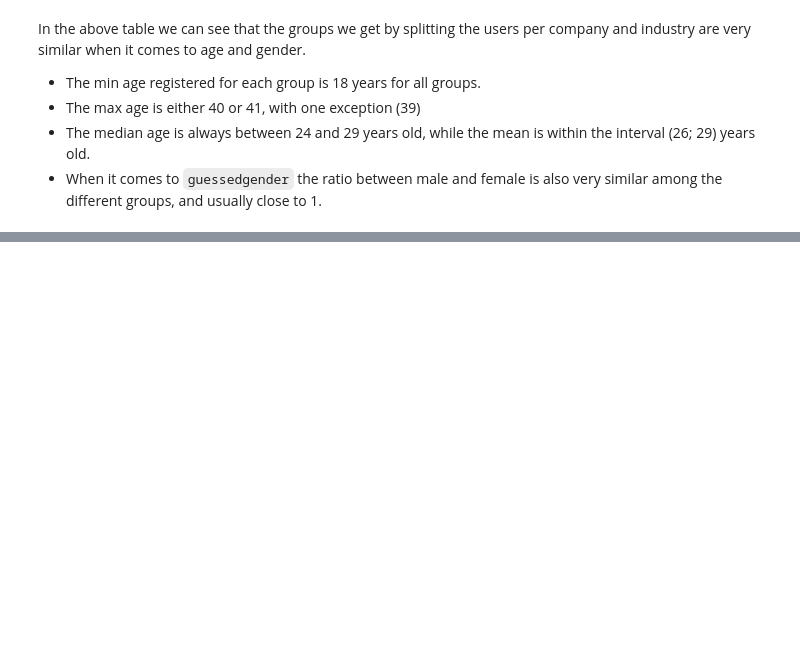
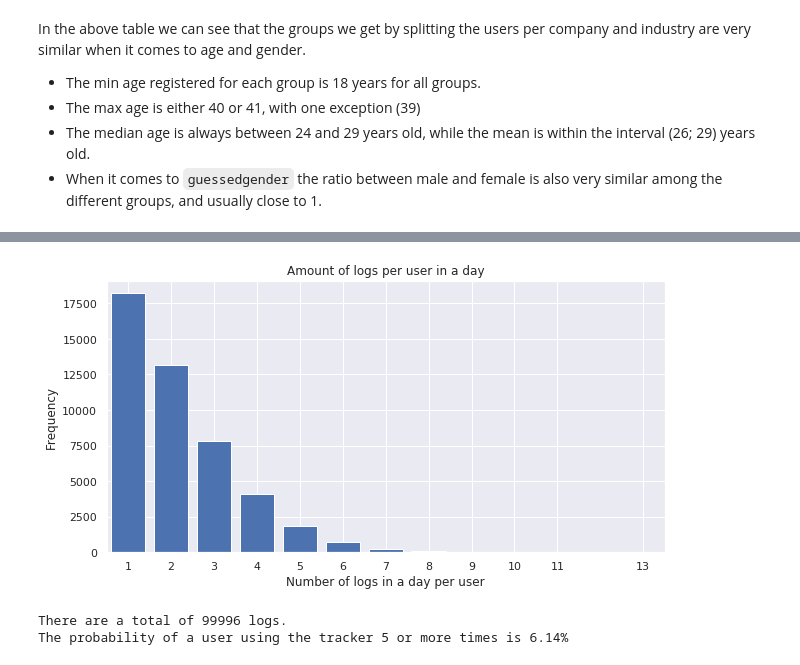
Before and after one commit to adfsan/z-challenge, a Jupyter notebook: Report1.ipynb, the cells around one changed output, grey strips where cells are left out. Drawn from its saved outputs; the diff is of its cells as text; code cells hidden in the pictures; blank space fills up the shorter version.

```diff
--- a/Report1.ipynb
+++ b/Report1.ipynb
@@ -149,0 +246,39 @@ In the above table we can see that the groups we get by splitting the users per
+# %%
+# Let's compute how many mood values each user registers per day
+daily_mood_user = moodtracker_df.groupby(["trackedat_date", "userid"]).agg({"trackedat" : "nunique",
+                                                          "mood": ["unique", 'nunique'],
+                                                         })
+# Flatten multiindex table
+daily_mood_user = daily_mood_user.stack().reset_index().rename(columns = {"level_2":"applied_function"}).copy()
+# %%
+# Count the number of distinct
+daily_mood_user_count = daily_mood_user.query("applied_function == 'nunique'").trackedat.value_counts().reset_index().copy()
+daily_mood_user_count.columns = ["number_of_registers", "count"]
+
+# Plot the frequency of the amount of logs per user daily
+x = daily_mood_user_count["number_of_registers"]
+height = daily_mood_user_count["count"]
+
+fig = plt.figure(figsize=(10,5))
+_ = plt.bar(x=x,
+        height=height)
+
+plt.xlim([x.min()-0.5,x.max()+0.5])
+plt.title("Amount of logs per user in a day")
+plt.xlabel("Number of logs in a day per user")
+plt.ylabel("Frequency")
+plt.xticks(x)
+plt.show()
+
+# Total of logs that were logged in a batch < 4 per day
+sum((daily_mood_user_count["count"]*daily_mood_user_count["number_of_registers"]/99996*100)[0:3])
+
+total_logs = round(sum(daily_mood_user_count["count"]*daily_mood_user_count["number_of_registers"]))
+print(f'There are a total of {str(total_logs)} logs.')
+
+prob_more_than5 = round(sum(daily_mood_user_count["count"][4:])/sum(daily_mood_user_count["count"])*100,2)
+print(f"The probability of a user using the tracker 5 or more times is {prob_more_than5}%")
+# %% [output]
+[figure, added]
+There are a total of 99996 logs.
+The probability of a user using the tracker 5 or more times is 6.14%
```
Also changed, not shown: parts of 26 cells of this notebook, 1 other file.
